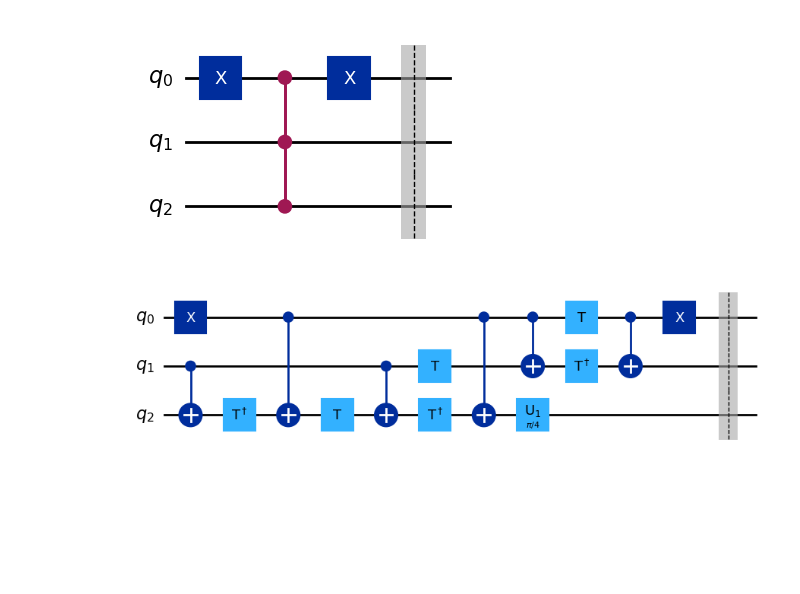
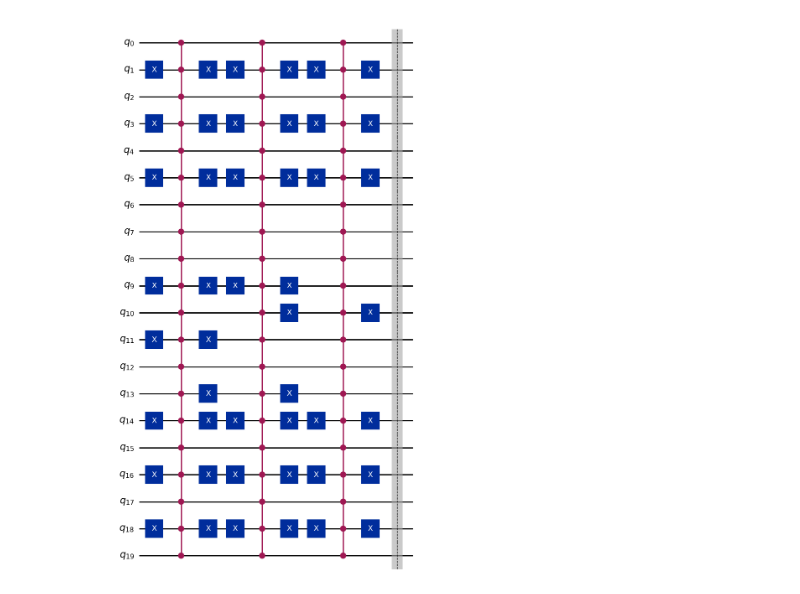
Before and after one commit to lmbibbo/quantum, a Jupyter notebook: grover.ipynb, the cells around one changed output. Saved outputs shown, nothing was run; the diff lists cells and outputs as text; code cells hidden in the pictures; blank space fills up the shorter version.

```diff
--- a/grover.ipynb
+++ b/grover.ipynb
@@ -47,20 +47,18 @@ def grover_oracle(marked_states):
     qc.barrier()
     return qc
 # %%
-marked_states = ["110"]
-
+marked_states = ["10101011010111010101", "10101001110111010101", "10101011101111010101"]
+# marked_states = ["101"]
 oracle = grover_oracle(marked_states)
 oracle.draw(output="mpl", style="iqp")
 # %% [output]
-[figure, old version]
+[figure, new version]
 # %%
 # Descomposición del circuito
 basis_gates = ['u1', 'u2', 'u3', 'cx', 'id', 'x', 'y', 'z', 'h', 's', 'sdg', 't', 'tdg']
-decomposed_qc = transpile(oracle, basis_gates=basis_gates)
+# decomposed_qc = transpile(oracle, basis_gates=basis_gates)
 # Dibujar el circuito descomposto
-decomposed_qc.draw('mpl', style="iqp")
+# decomposed_qc.draw('mpl', style="iqp")
-# %% [output]
-[figure, removed]
 # %%
 grover_op = GroverOperator(oracle)
 grover_op.decompose().draw(output="mpl", style="iqp")
```
Also changed, not shown: parts of 12 cells of this notebook.
